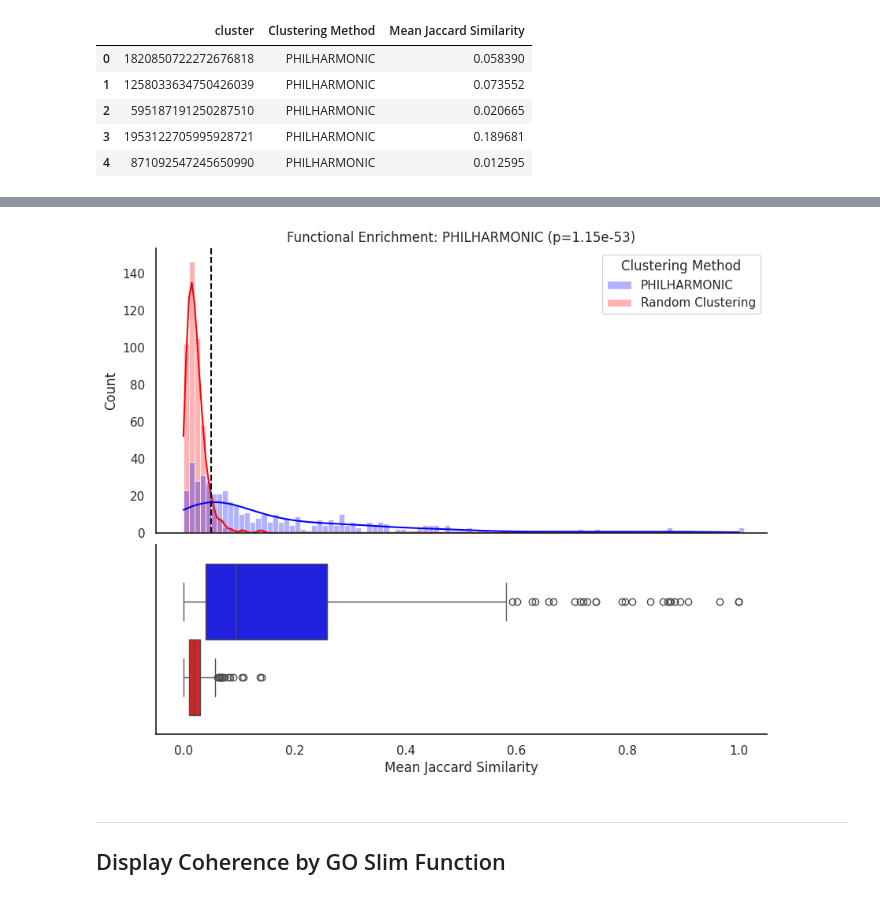
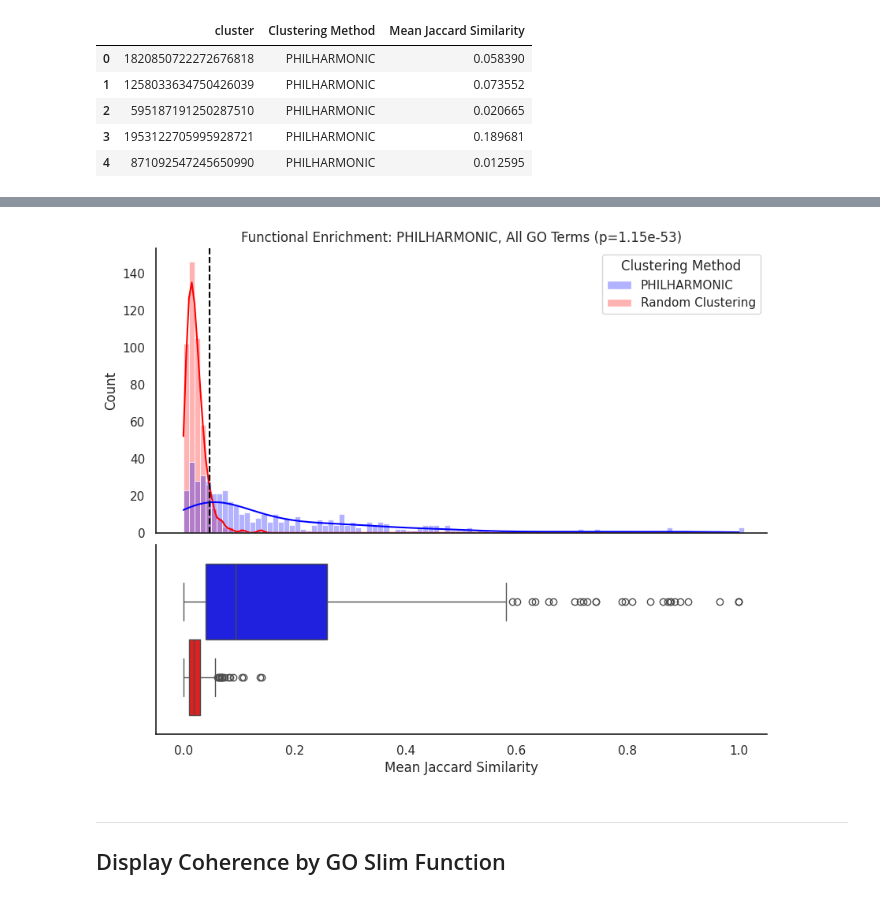
Before and after one commit to samsledje/philharmonic, a Jupyter notebook: nb/02_functional_permutation_analysis.ipynb, the cells around one changed output, grey strips where cells are left out. Drawn from its saved outputs; the diff is of its cells as text; code cells hidden in the pictures.

Commit message:
cleaning notebooks up for google colab, automatic function threshold discovery

```diff
--- a/nb/02_functional_permutation_analysis.ipynb
+++ b/nb/02_functional_permutation_analysis.ipynb
@@ -69,7 +86,7 @@ for clust in cluster_dict.values():
 ## Native Cluster Coherence
 # %%
 go_assigned = set()
-for clust in tqdm(cluster_dict.values()):
+for clust in tqdm(clusters.values()):
     for m in clust["members"]:
         go_assigned.update(go_map.get(m, []))
 go_assigned = sorted(list(go_assigned.intersection(go_db.keys())))
@@ -80,6 +97,6 @@ logger.info(f"{len(go_assigned)} GO terms assigned")
 # %%
 proteins_in_clusters = []
-for clust in tqdm(cluster_dict.values()):
+for clust in tqdm(clusters.values()):
     proteins_in_clusters.extend(clust["members"])
     proteins_in_clusters.extend(list(clust["recipe"]["degree"]["0.75"]))
 logger.info(f"{len(proteins_in_clusters)} proteins in clusters")
@@ -105,7 +122,7 @@ for pid in tqdm(proteins_in_clusters):
 # %%
 cluster_jaccards = {}
 
-for k, clust in tqdm(cluster_dict.items()):
+for k, clust in tqdm(clusters.items()):
     cjaccard = []
     for p1, p2 in combinations(
         clust["members"] + list(clust["recipe"]["degree"]["0.75"]), 2
@@ -128,7 +145,7 @@ shuffled_bit_vectors = {
 # %%
 cluster_jaccards_perm = {}
 
-for k, clust in tqdm(cluster_dict.items()):
+for k, clust in tqdm(clusters.items()):
     cjaccard = []
     for p1, p2 in combinations(
         clust["members"] + list(clust["recipe"]["degree"]["0.75"]), 2
@@ -204,19 +272,19 @@ ax0.set_xlim(ax1.get_xlim())  # Align the x-axis of both subplots
 ax1.get_legend().remove()  # Remove legend from bottom plot
 
 tstat, p = ttest_ind(phil_mean, permute_mean, alternative="greater")
-ax0.set_title("Functional Enrichment: PHILHARMONIC (p={:.3})".format(p))
+go_type = "GO Slim" if USE_GO_SLIM else "All GO Terms"
+ax0.set_title(f"Functional Enrichment: PHILHARMONIC, {go_type} (p={p:.3})")
 
-if USE_GO_SLIM:
-    ax0.axvline(0.35, linestyle="--", color="black")
-else:
-    ax0.axvline(0.05, linestyle="--", color="black")
+intersection_x = find_histogram_intersection(phil_mean, permute_mean, bins=50)
+logger.info(f"Distributions cross at {intersection_x:.3f}")
+ax0.axvline(intersection_x, linestyle="--", color="black")
 
 # Show the plot
 sns.despine()
 finame = (
-    "function_enrichment_combined_GOfull.svg"
+    f"{RUN_NAME}_function_enrichment_GOfull.svg"
     if not USE_GO_SLIM
-    else "function_enrichment_combined_GOslim.svg"
+    else f"{RUN_NAME}_function_enrichment_GOslim.svg"
 )
 plt.savefig(IMG_DIR / finame, bbox_inches="tight", dpi=300)
 plt.show()
@@ -224,4 +293,4 @@ plt.show()
-[figure, old version]
+[figure, new version]
 # %% [markdown]
 ---
 ## Display Coherence by GO Slim Function
```
Also changed, not shown: parts of 15 cells of this notebook, 2 other files.
